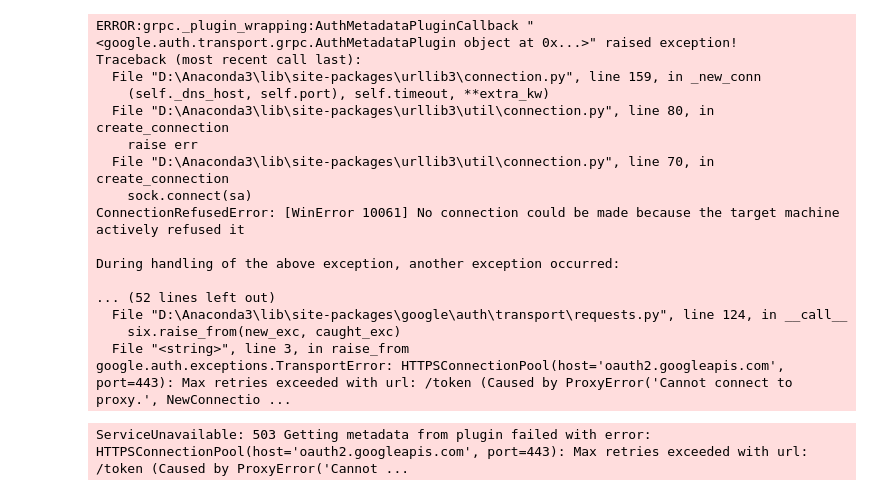
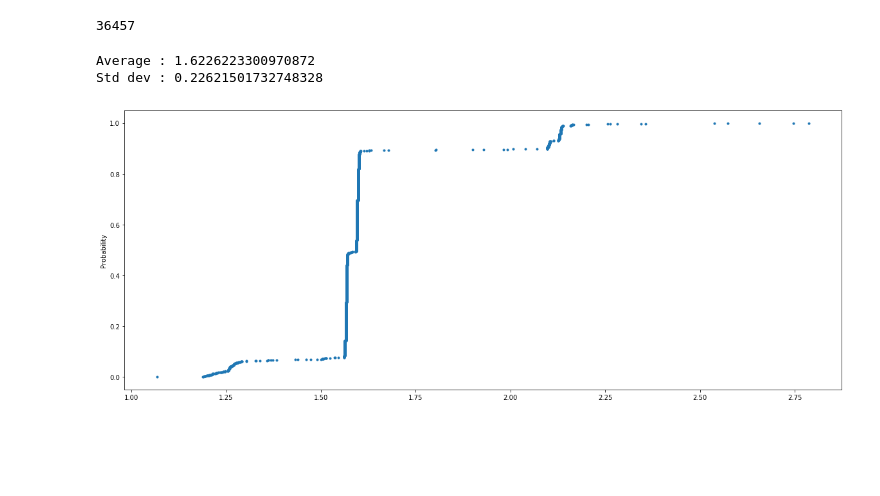
Before and after one commit to abhilashsoni/GPS_ACCELEROMETER_CAM_PI, a Jupyter notebook: LOG/Read_from_files.ipynb, the cells around one changed output. Saved outputs shown, nothing was run; the diff lists cells and outputs as text; code cells hidden in the pictures; blank space fills up the shorter version.

```diff
--- a/LOG/Read_from_files.ipynb
+++ b/LOG/Read_from_files.ipynb
@@ -38,31 +45,14 @@ db = firestore.client()
 # %%
-database_ref = db.collection(u'sensor_data_mp')
-timestamps = []
-docs = database_ref.get()
-for doc in docs:
-    dic = doc.to_dict()
-    timestamps = timestamps.extend(dic.keys())
+# database_ref = db.collection(u'sensor_data_mp')
+# timestamps = []
+# docs = database_ref.get()
+# for doc in docs:
+#     dic = doc.to_dict()
+#     timestamps = timestamps.extend(dic.keys())
-# %% [output]
-ERROR:grpc._plugin_wrapping:AuthMetadataPluginCallback "<google.auth.transport.grpc.AuthMetadataPlugin object at 0x...>" raised exception!
-Traceback (most recent call last):
-  File "D:\Anaconda3\lib\site-packages\urllib3\connection.py", line 159, in _new_conn
-    (self._dns_host, self.port), self.timeout, **extra_kw)
-  File "D:\Anaconda3\lib\site-packages\urllib3\util\connection.py", line 80, in create_connection
-    raise err
-  File "D:\Anaconda3\lib\site-packages\urllib3\util\connection.py", line 70, in create_connection
-    sock.connect(sa)
-ConnectionRefusedError: [WinError 10061] No connection could be made because the target machine actively refused it
-
-During handling of the above exception, another exception occurred:
-
-... (52 lines left out)
-  File "D:\Anaconda3\lib\site-packages\google\auth\transport\requests.py", line 124, in __call__
-    six.raise_from(new_exc, caught_exc)
-  File "<string>", line 3, in raise_from
-google.auth.exceptions.TransportError: HTTPSConnectionPool(host='oauth2.googleapis.com', port=443): Max retries exceeded with url: /token (Caused by ProxyError('Cannot connect to proxy.', NewConnectio ...
-ServiceUnavailable: 503 Getting metadata from plugin failed with error: HTTPSConnectionPool(host='oauth2.googleapis.com', port=443): Max retries exceeded with url: /token (Caused by ProxyError('Cannot ...
 # %%
 len(timestamps)
+# %% [output]
+36457
 # %%
 keys = sorted(timestamps)
 diffs = []
@@ -87,10 +77,14 @@ for i in range(0,len(keys)-1):
 # %%
 x = sorted(diffs)
 x = x[0:-5]
 print("Average : {}".format(np.mean(diffs)))
 print("Std dev : {}".format(np.std(diffs)))
 y = np.arange(1,len(x)+1)/len(x)
-plt.figure(figsize=(20,10))
+plt.figure(figsize=(20,8))
 plt.plot(x,y,marker='.',linestyle='none')
 plt.ylabel('Probability');
+# %% [output]
+Average : 1.6226223300970872
+Std dev : 0.22621501732748328
+[figure, added]
 # %%
```
Also changed, not shown: parts of 9 cells of this notebook.
